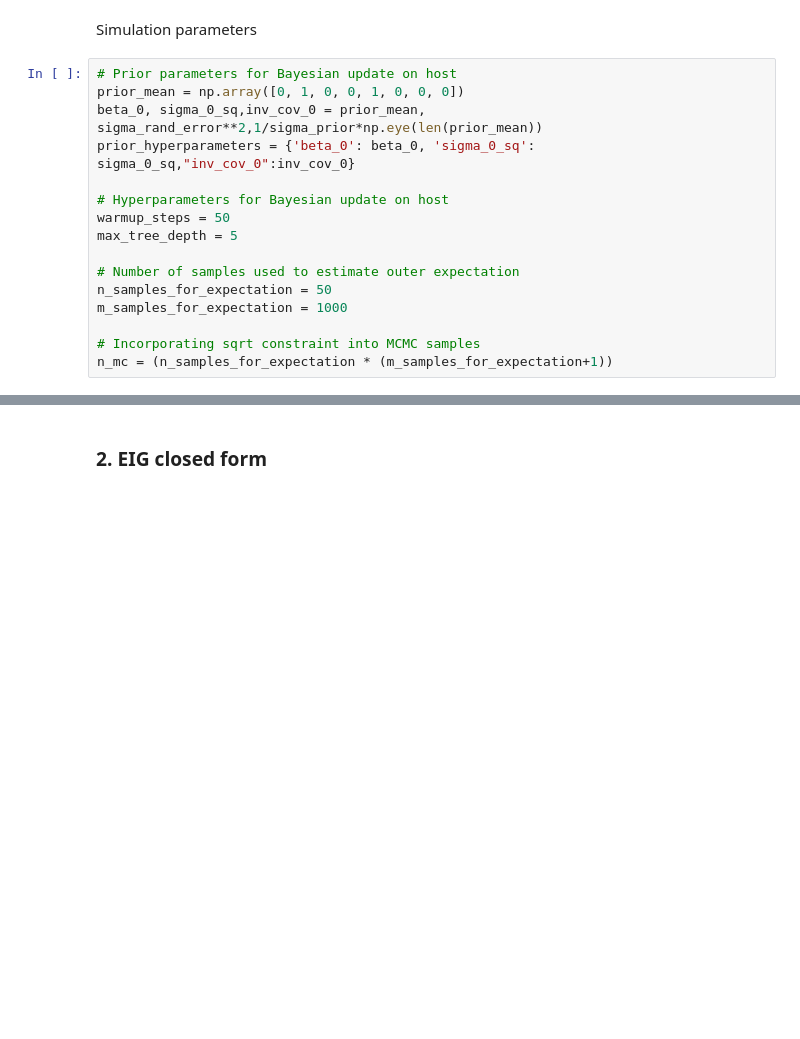
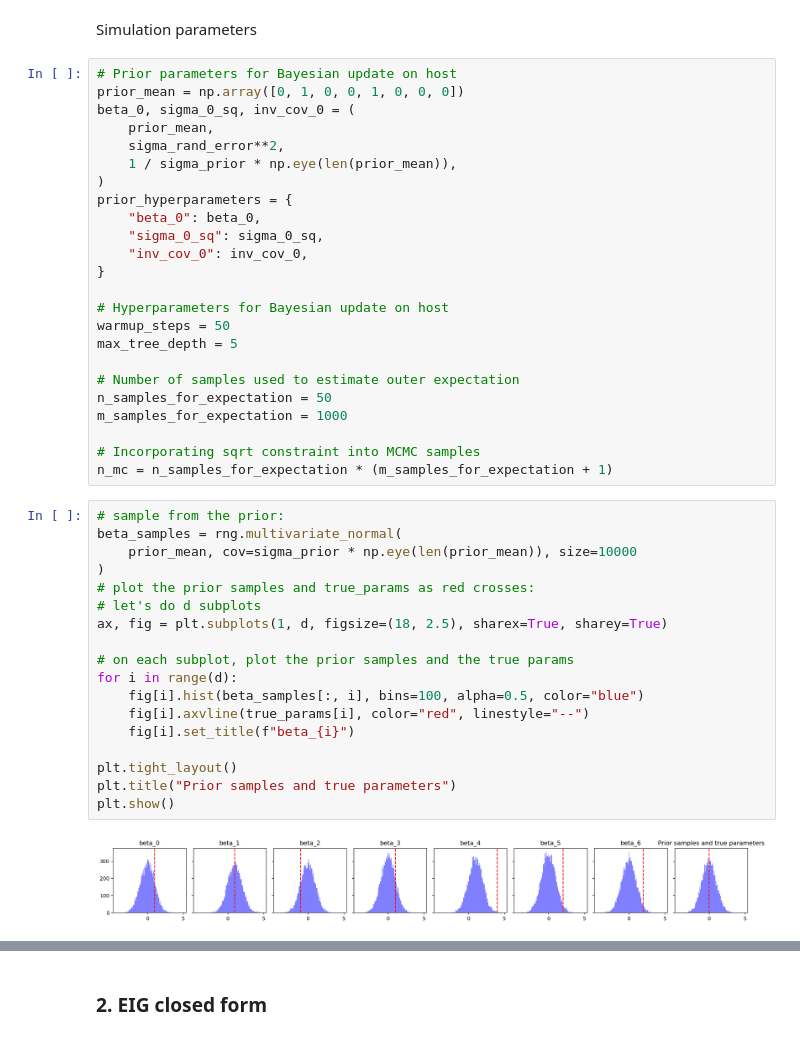
Before and after one commit to LucileTerminassian/causal_prospective_merge, a Jupyter notebook: notebooks/linear_synthetic.ipynb, the cells around one changed output, grey strips where cells are left out. Drawn from its saved outputs; the diff is of its cells as text; blank space fills up the shorter version.

```diff
--- a/notebooks/linear_synthetic.ipynb
+++ b/notebooks/linear_synthetic.ipynb
@@ -50,8 +68,16 @@ Simulation parameters
 # %%
 # Prior parameters for Bayesian update on host
 prior_mean = np.array([0, 1, 0, 0, 1, 0, 0, 0])
-beta_0, sigma_0_sq,inv_cov_0 = prior_mean, sigma_rand_error**2,1/sigma_prior*np.eye(len(prior_mean))
-prior_hyperparameters = {'beta_0': beta_0, 'sigma_0_sq': sigma_0_sq,"inv_cov_0":inv_cov_0}
+beta_0, sigma_0_sq, inv_cov_0 = (
+    prior_mean,
+    sigma_rand_error**2,
+    1 / sigma_prior * np.eye(len(prior_mean)),
+)
+prior_hyperparameters = {
+    "beta_0": beta_0,
+    "sigma_0_sq": sigma_0_sq,
+    "inv_cov_0": inv_cov_0,
+}
 
 # Hyperparameters for Bayesian update on host
 warmup_steps = 50
@@ -62,6 +88,26 @@ n_samples_for_expectation = 50
 m_samples_for_expectation = 1000
 
 # Incorporating sqrt constraint into MCMC samples
-n_mc = (n_samples_for_expectation * (m_samples_for_expectation+1))
+n_mc = n_samples_for_expectation * (m_samples_for_expectation + 1)
+# %%
+# sample from the prior:
+beta_samples = rng.multivariate_normal(
+    prior_mean, cov=sigma_prior * np.eye(len(prior_mean)), size=10000
+)
+# plot the prior samples and true_params as red crosses:
+# let's do d subplots
+ax, fig = plt.subplots(1, d, figsize=(18, 2.5), sharex=True, sharey=True)
+
+# on each subplot, plot the prior samples and the true params
+for i in range(d):
+    fig[i].hist(beta_samples[:, i], bins=100, alpha=0.5, color="blue")
+    fig[i].axvline(true_params[i], color="red", linestyle="--")
+    fig[i].set_title(f"beta_{i}")
+
+plt.tight_layout()
+plt.title("Prior samples and true parameters")
+plt.show()
+# %% [output]
+[figure, added]
 # %%
 n_both_candidates_list = [200, 500, 1000]
```
Also changed, not shown: parts of 14 cells of this notebook, 6 other files.
